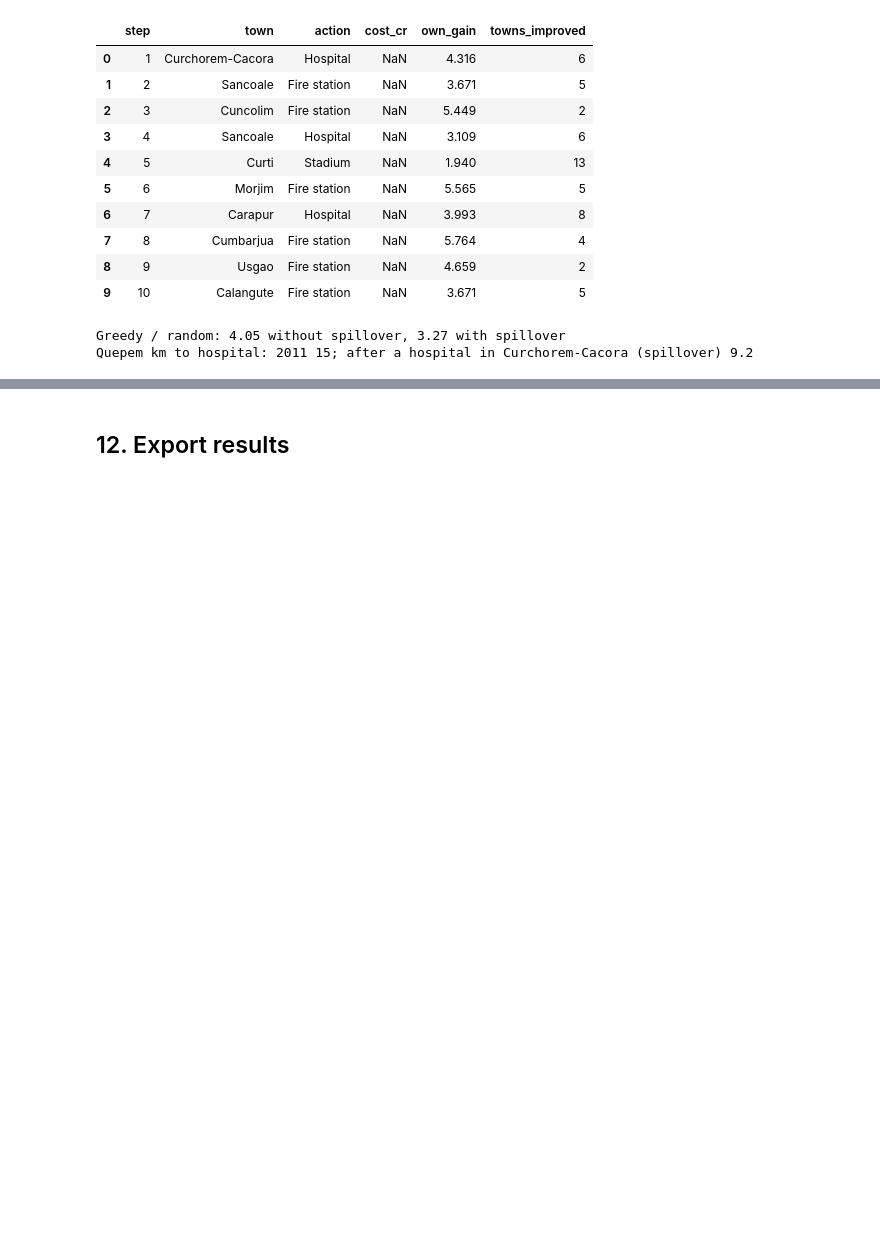
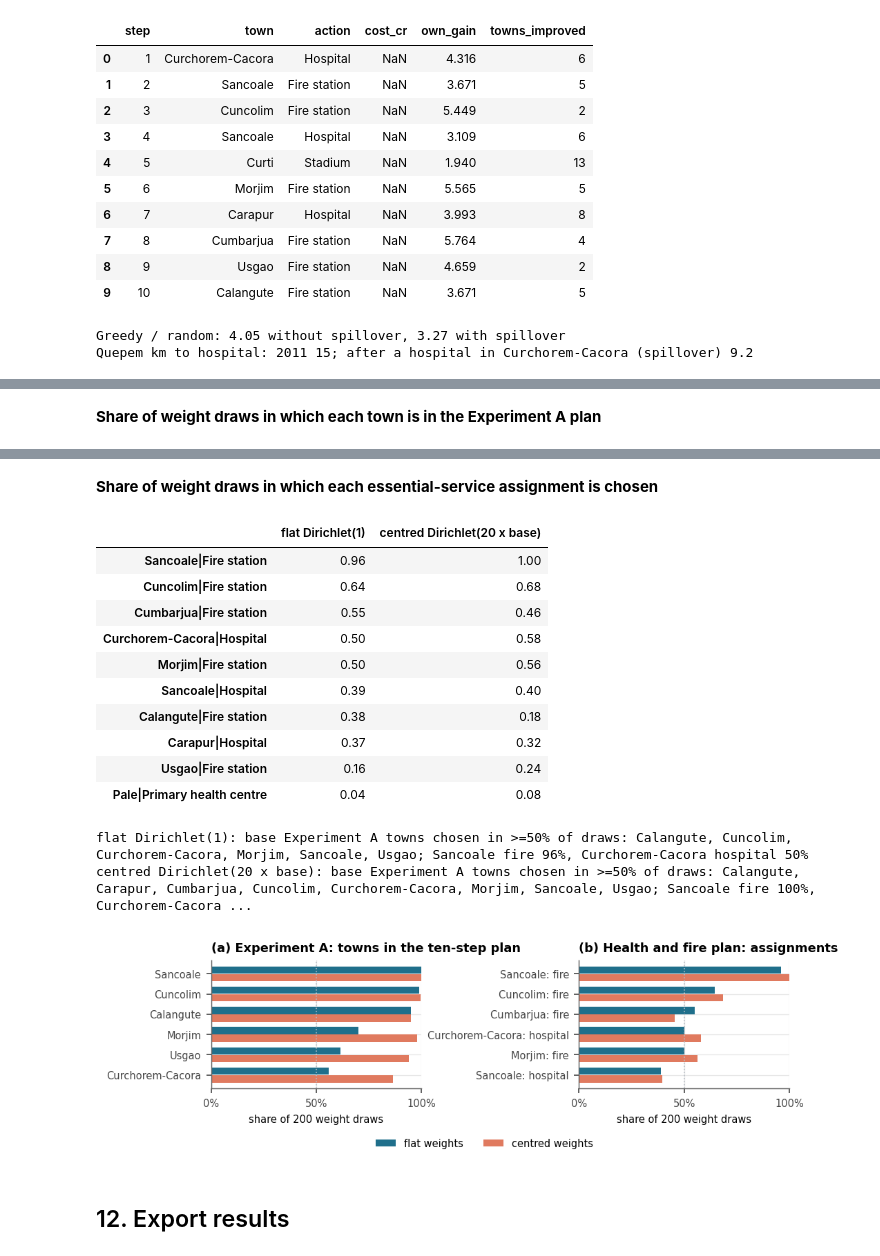
Before and after one commit to Pratikk02/InfraScore-Goa, a Jupyter notebook: InfraScore_Goa_Final.ipynb, the cells around one changed output, grey strips where cells are left out. Cells and saved outputs as stored; diff of their text form; code cells hidden in the pictures; blank space fills up the shorter version.

```diff
--- a/InfraScore_Goa_Final.ipynb
+++ b/InfraScore_Goa_Final.ipynb
@@ -2141,0 +2371,64 @@ MC_REAL.round(4).to_csv(OUT / "realistic_cost_scenarios.csv", index=False)
+# %%
+WVEC_BASE, MEAN_IS_BASE = WVEC.copy(), MEAN_IS
+w_base = np.array([W_NORM[p] for p in PILLARS])
+rng_w = np.random.default_rng(SEED + 7)
+W_ALT = {"flat Dirichlet(1)": rng_w.dirichlet(np.ones(len(PILLARS)), 200),
+         "centred Dirichlet(20 x base)": rng_w.dirichlet(20 * w_base, 200)}
+pillar_of = np.array([INDICATORS[c][0] for c in IND_NAMES])
+n_of = np.array([N_IN_PILLAR[p] for p in pillar_of])
+base_A_towns = set(SPILL_PLANS[("Greedy optimiser", True)].town)
+base_E_assign = set(PLAN250_ESS.town + "|" + PLAN250_ESS.action)
+WROWS, FREQ_A, FREQ_E = [], {}, {}
+try:
+    for fam, draws in W_ALT.items():
+        for w in draws:
+            wmap = dict(zip(PILLARS, w))
+            WVEC = np.array([wmap[p] for p in pillar_of]) / n_of
+            MEAN_IS = is_from_state(S0_STATE).mean()
+            _, pA = allocate("greedy", ACTIONS, K=10, spill=True)
+            _, pE = allocate("greedy_cost", ESSENTIAL, cost=LC, budget=250, spill=True)
+            tA, aE = set(pA.town), set(pE.town + "|" + pE.action)
+            for t in tA: FREQ_A[(fam, t)] = FREQ_A.get((fam, t), 0) + 1
+            for t in aE: FREQ_E[(fam, t)] = FREQ_E.get((fam, t), 0) + 1
+            WROWS.append({"family": fam, "A_jaccard_towns": jac(tA, base_A_towns), "A_base_towns_kept": len(tA & base_A_towns) / len(base_A_towns),
+                          "E_jaccard": jac(aE, base_E_assign), "E_core_both": CORE <= aE})
+finally:
+    WVEC, MEAN_IS = WVEC_BASE, MEAN_IS_BASE      # restore the baseline index
+assert np.allclose(is_from_state(S0_STATE), IS0)
+WROB = pd.DataFrame(WROWS)
+WROB_SUM = WROB.groupby("family").agg(A_median_jaccard=("A_jaccard_towns", "median"), A_mean_share_base_towns=("A_base_towns_kept", "mean"),
+                                      E_median_jaccard=("E_jaccard", "median"), E_share_core_kept=("E_core_both", "mean"))
+display(WROB_SUM.round(3))
+n_draw = {f: len(d) for f, d in W_ALT.items()}
+freq = lambda D, fam: pd.Series({k[1]: v / n_draw[fam] for k, v in D.items() if k[0] == fam}).sort_values(ascending=False)
+WFREQ_A = pd.DataFrame({fam: freq(FREQ_A, fam) for fam in W_ALT}).fillna(0).sort_values("flat Dirichlet(1)", ascending=False)
+WFREQ_E = pd.DataFrame({fam: freq(FREQ_E, fam) for fam in W_ALT}).fillna(0).sort_values("flat Dirichlet(1)", ascending=False)
+display(Markdown("**Share of weight draws in which each town is in the Experiment A plan**")); display(WFREQ_A.head(12).round(2))
+display(Markdown("**Share of weight draws in which each essential-service assignment is chosen**")); display(WFREQ_E.head(10).round(2))
+for fam in W_ALT:
+    print(f"{fam}: base Experiment A towns chosen in >=50% of draws: "
+          f"{', '.join(t for t in sorted(base_A_towns) if WFREQ_A.loc[t, fam] >= 0.5)}; "
+          f"Sancoale fire {WFREQ_E.loc['Sancoale|Fire station', fam]:.0%}, Curchorem-Cacora hospital {WFREQ_E.loc['Curchorem-Cacora|Hospital', fam]:.0%}")
+WROB_SUM.round(4).to_csv(OUT / "weight_robustness_plans.csv")
+pd.concat({"A_towns": WFREQ_A, "E_assignments": WFREQ_E}).round(4).to_csv(OUT / "weight_robustness_selection_freq.csv")
+
+# Figure 12: selection frequency under alternative weightings
+topA = WFREQ_A.head(6).iloc[::-1]
+topE = WFREQ_E.head(6).iloc[::-1]
+fig, axes = plt.subplots(1, 2, figsize=(COL2, 1.6), gridspec_kw={"wspace": 0.75})
+for ax, tab, title in [(axes[0], topA, "(a) Experiment A: towns in the ten-step plan"),
+                       (axes[1], topE, "(b) Health and fire plan: assignments")]:
+    y = np.arange(len(tab))
+    ax.barh(y + 0.19, tab["flat Dirichlet(1)"], height=0.36, color=NORTH, label="flat weights")
+    ax.barh(y - 0.19, tab["centred Dirichlet(20 x base)"], height=0.36, color=SOUTH, label="centred weights")
+    labels = [t.replace("|", ": ").replace("Fire station", "fire").replace("Hospital", "hospital").replace("Primary health centre", "PHC") for t in tab.index]
+    ax.set_yticks(y, labels, fontsize=7)
+    ax.set_xlim(0, 1); ax.set_xticks([0, 0.5, 1], ["0%", "50%", "100%"])
+    ax.axvline(0.5, color=GREY, lw=0.8, ls=":")
+    ax.set_title(title, fontsize=8, loc="left")
+    ax.spines[["top", "right"]].set_visible(False)
+axes[0].set_xlabel("share of 200 weight draws", fontsize=7); axes[1].set_xlabel("share of 200 weight draws", fontsize=7)
+axes[1].legend(fontsize=7, frameon=False, loc="upper center", bbox_to_anchor=(-0.45, -0.32), ncol=2)
+savefig(fig, "fig12_weight_robustness.png")
+plt.show()
+# %% [output]
@@ -2141,0 +2439 @@ MC_REAL.round(4).to_csv(OUT / "realistic_cost_scenarios.csv", index=False)
+**Share of weight draws in which each town is in the Experiment A plan**
@@ -2142,3 +2453,18 @@ MC_REAL.round(4).to_csv(OUT / "realistic_cost_scenarios.csv", index=False)
+**Share of weight draws in which each essential-service assignment is chosen**
+|  | flat Dirichlet(1) | centred Dirichlet(20 x base) |
+| Sancoale|Fire station | 0.96 | 1.00 |
+| Cuncolim|Fire station | 0.64 | 0.68 |
+| Cumbarjua|Fire station | 0.55 | 0.46 |
+| Curchorem-Cacora|Hospital | 0.50 | 0.58 |
+| Morjim|Fire station | 0.50 | 0.56 |
+| Sancoale|Hospital | 0.39 | 0.40 |
+| Calangute|Fire station | 0.38 | 0.18 |
+| Carapur|Hospital | 0.37 | 0.32 |
+| Usgao|Fire station | 0.16 | 0.24 |
+| Pale|Primary health centre | 0.04 | 0.08 |
+flat Dirichlet(1): base Experiment A towns chosen in >=50% of draws: Calangute, Cuncolim, Curchorem-Cacora, Morjim, Sancoale, Usgao; Sancoale fire 96%, Curchorem-Cacora hospital 50%
+centred Dirichlet(20 x base): base Experiment A towns chosen in >=50% of draws: Calangute, Carapur, Cumbarjua, Cuncolim, Curchorem-Cacora, Morjim, Sancoale, Usgao; Sancoale fire 100%, Curchorem-Cacora ...
+[figure, added]
 # %% [markdown]
 ## 12. Export results
 # %%
```
Also changed, not shown: parts of 17 cells of this notebook, 34 other files.
